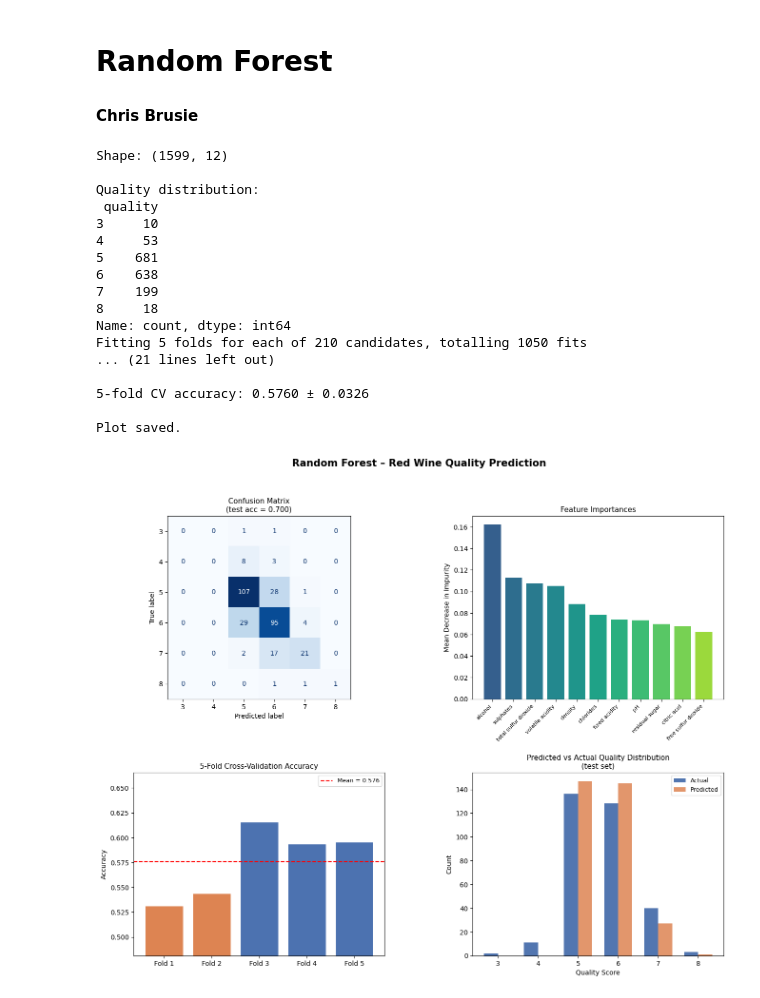
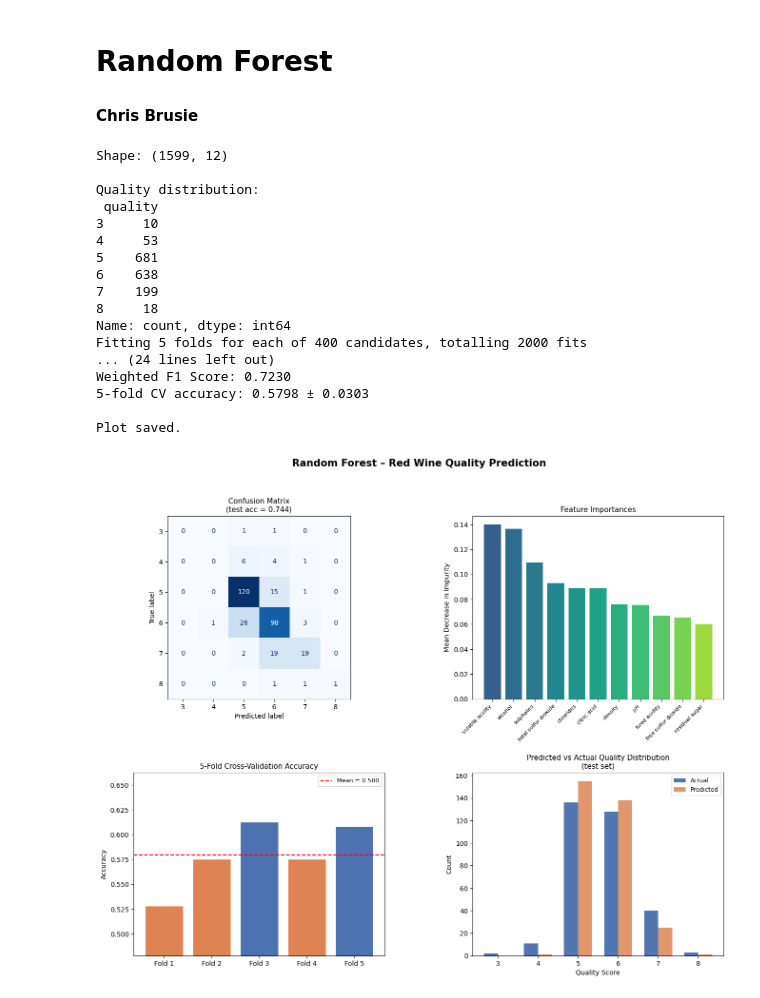
Before and after one commit to ChristopherBrusie/4170_Final_Project, a Jupyter notebook: chris_random_forest.ipynb, the cells around one changed output. Cells and saved outputs as stored; diff of their text form; code cells hidden in the pictures.

```diff
--- a/chris_random_forest.ipynb
+++ b/chris_random_forest.ipynb
@@ -9,7 +9,7 @@ import matplotlib.gridspec as gridspec
 from sklearn.ensemble import RandomForestClassifier
 from sklearn.model_selection import train_test_split, cross_val_score, GridSearchCV
 from sklearn.metrics import (classification_report, confusion_matrix,
-                             ConfusionMatrixDisplay, accuracy_score)
+                             ConfusionMatrixDisplay, accuracy_score, f1_score)
 from sklearn.preprocessing import label_binarize
 import warnings
 warnings.filterwarnings("ignore")
@@ -29,20 +29,22 @@ feature_names = X.columns.tolist()
 
 # ── 2. Train / test split ────────────────────────────────────────────────────
 X_train, X_test, y_train, y_test = train_test_split(
-    X, y, test_size=0.2, random_state=42, stratify=y
+    X, y, test_size=0.2, random_state=41, stratify=y
 )
 
 # ── 3. Hyper-parameter tuning with GridSearchCV ──────────────────────────────
 param_grid = {
-    "n_estimators": [1, 10, 50, 100, 200, 500, 700],
-    "max_depth":    [None, 10, 20, 50, 100],
-    "min_samples_split": [2, 5, 10],
+    "n_estimators": [10, 50, 100, 150, 500],
+    "max_depth":    [None, 10, 15, 20, 25],
+    "min_samples_split": [1, 2, 5, 10],
+    "min_samples_leaf":  [1, 2],
     "max_features": ["sqrt", "log2"],
 }
 
-base_rf = RandomForestClassifier(random_state=42, n_jobs=-1)
+base_rf = RandomForestClassifier(random_state=42, n_jobs=-1, class_weight="balanced")
 grid_search = GridSearchCV(
-    base_rf, param_grid, cv=5, scoring="accuracy", n_jobs=-1, verbose=1
+    base_rf, param_grid, cv=5, scoring="accuracy",
+    n_jobs=-1, verbose=1
 )
 grid_search.fit(X_train, y_train)
 
@@ -62,6 +64,11 @@ print("±1-grade accuracy: {:.4f}".format(tol1_acc))
 
 print("\nClassification report:\n")
 print(classification_report(y_test, y_pred))
+
+macro_f1 = f1_score(y_test, y_pred, average='macro')
+weighted_f1 = f1_score(y_test, y_pred, average='weighted')
+print(f"\nMacro F1 Score: {macro_f1:.4f}")
+print(f"Weighted F1 Score: {weighted_f1:.4f}")
 
 # ── 5. Cross-validation on full dataset (best params) ───────────────────────
 cv_scores = cross_val_score(best_rf, X, y, cv=5, scoring="accuracy", n_jobs=-1)
@@ -112,35 +119,35 @@ pred_counts   = pd.Series(y_pred).value_counts().sort_index()
 all_classes   = sorted(set(actual_counts.index) | set(pred_counts.index))
 x_pos = np.arange(len(all_classes))
 w = 0.35
 ax3.bar(x_pos - w/2, [actual_counts.get(c, 0) for c in all_classes],
         width=w, label="Actual", color="#345EA2", alpha=0.85)
 ax3.bar(x_pos + w/2, [pred_counts.get(c, 0)  for c in all_classes],
         width=w, label="Predicted", color="#DD8452", alpha=0.85)
 ax3.set_xticks(x_pos)
 ax3.set_xticklabels(all_classes)
 ax3.set_xlabel("Quality Score")
 ax3.set_ylabel("Count")
 ax3.set_title("Predicted vs Actual Quality Distribution\n(test set)", fontsize=11)
 ax3.legend(fontsize=9)
 
 plt.savefig("figures/wine_rf_results.png", dpi=150, bbox_inches="tight")
 print("\nPlot saved.")
 # %% [output]
 Shape: (1599, 12)
 
 Quality distribution:
  quality
 3     10
 4     53
 5    681
 6    638
 7    199
 8     18
 Name: count, dtype: int64
-Fitting 5 folds for each of 210 candidates, totalling 1050 fits
-... (21 lines left out)
-
-5-fold CV accuracy: 0.5760 ± 0.0326
+Fitting 5 folds for each of 400 candidates, totalling 2000 fits
+... (24 lines left out)
+Weighted F1 Score: 0.7230
+5-fold CV accuracy: 0.5798 ± 0.0303
 
 Plot saved.
-[figure, old version]
+[figure, new version]
```
Also changed, not shown: 1 other file.
